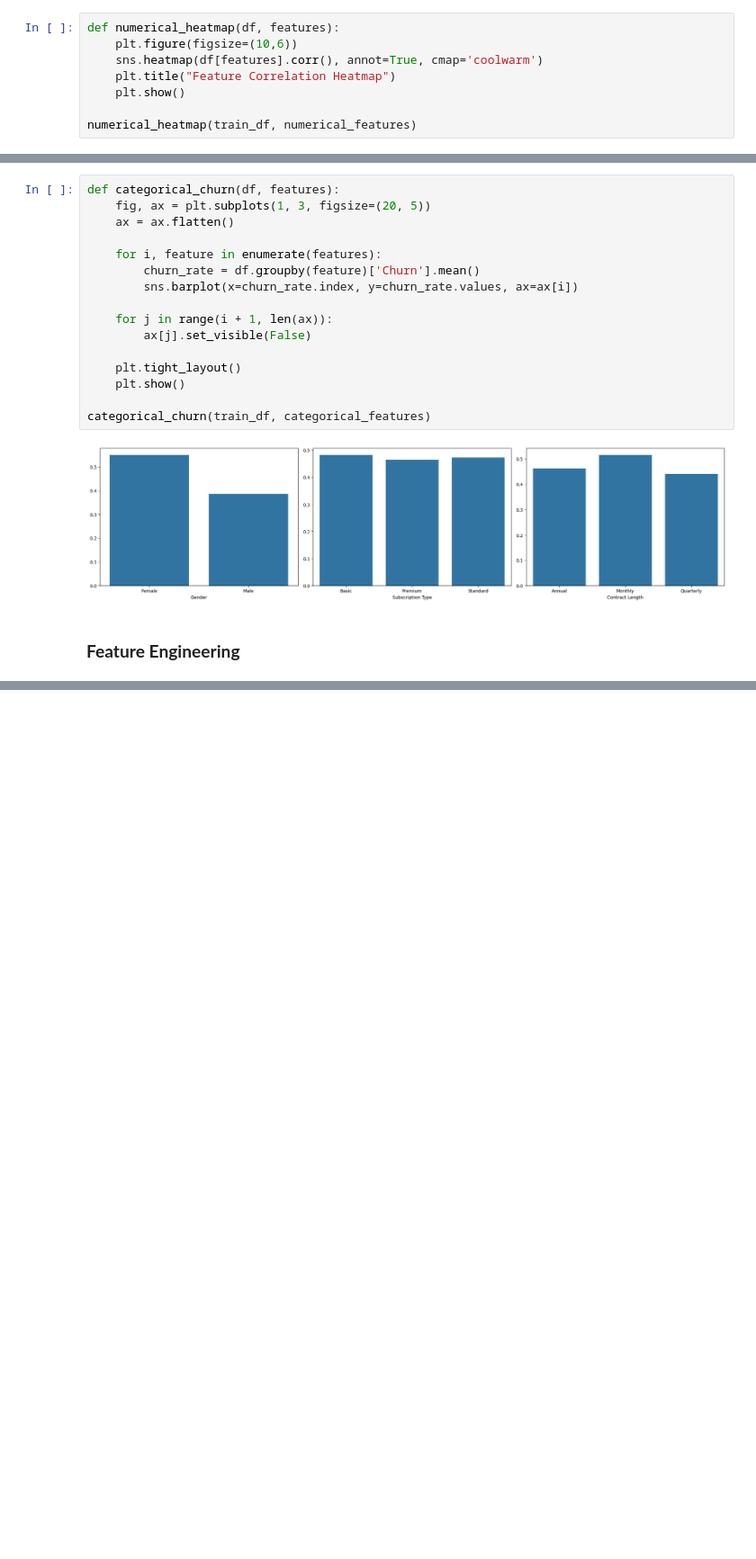
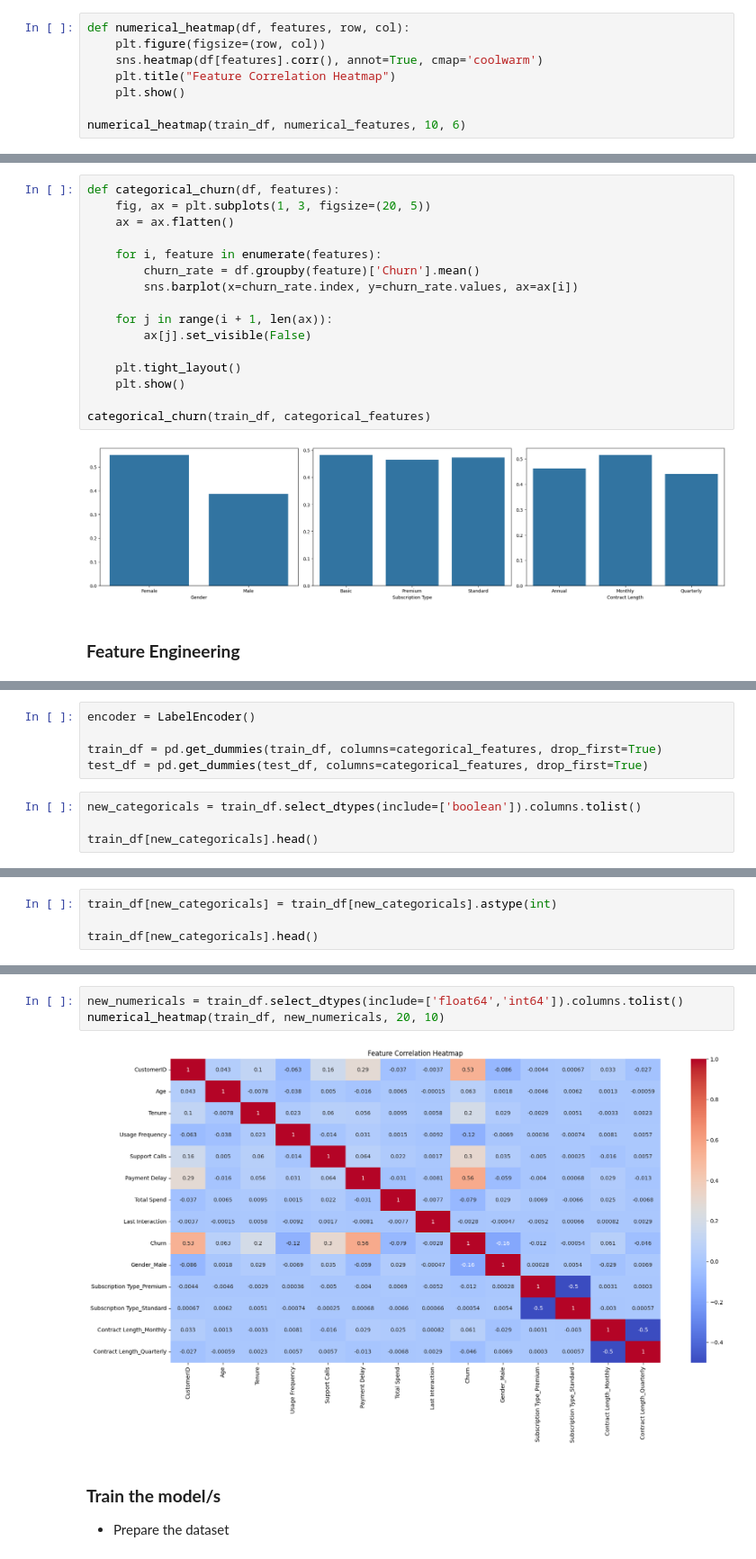
Before and after one commit to julsCadenas/DS-ML-Projects, a Jupyter notebook: CustomerChurnPrediction/notebooks/customer_churn_pred.ipynb, the cells around one changed output, grey strips where cells are left out. Shown at 90% size. Cells and saved outputs as stored; diff of their text form; blank space fills up the shorter version.

Commit message:
Feature Engineering & Model Training (XGBoost)

```diff
--- a/CustomerChurnPrediction/notebooks/customer_churn_pred.ipynb
+++ b/CustomerChurnPrediction/notebooks/customer_churn_pred.ipynb
@@ -226,13 +248,13 @@ numerical_churn(train_df, numerical_features_no_churn)
 # %% [output]
 [figure]
 # %%
-def numerical_heatmap(df, features):
-    plt.figure(figsize=(10,6))
+def numerical_heatmap(df, features, row, col):
+    plt.figure(figsize=(row, col))
     sns.heatmap(df[features].corr(), annot=True, cmap='coolwarm')
     plt.title("Feature Correlation Heatmap")
     plt.show()
 
-numerical_heatmap(train_df, numerical_features)
+numerical_heatmap(train_df, numerical_features, 10, 6)
 # %% [output]
 [figure]
 # %% [markdown]
@@ -259,0 +302,9 @@ categorical_churn(train_df, categorical_features)
+# %%
+encoder = LabelEncoder()
+
+train_df = pd.get_dummies(train_df, columns=categorical_features, drop_first=True)
+test_df = pd.get_dummies(test_df, columns=categorical_features, drop_first=True)
+# %%
+new_categoricals = train_df.select_dtypes(include=['boolean']).columns.tolist()
+
+train_df[new_categoricals].head()
@@ -259,0 +318,4 @@ categorical_churn(train_df, categorical_features)
+# %%
+train_df[new_categoricals] = train_df[new_categoricals].astype(int)
+
+train_df[new_categoricals].head()
@@ -259,0 +329,8 @@ categorical_churn(train_df, categorical_features)
+# %%
+new_numericals = train_df.select_dtypes(include=['float64','int64']).columns.tolist()
+numerical_heatmap(train_df, new_numericals, 20, 10)
+# %% [output]
+[figure, added]
+# %% [markdown]
+### **Train the model/s**
+- Prepare the dataset
```
Also changed, not shown: parts of 16 cells of this notebook.
